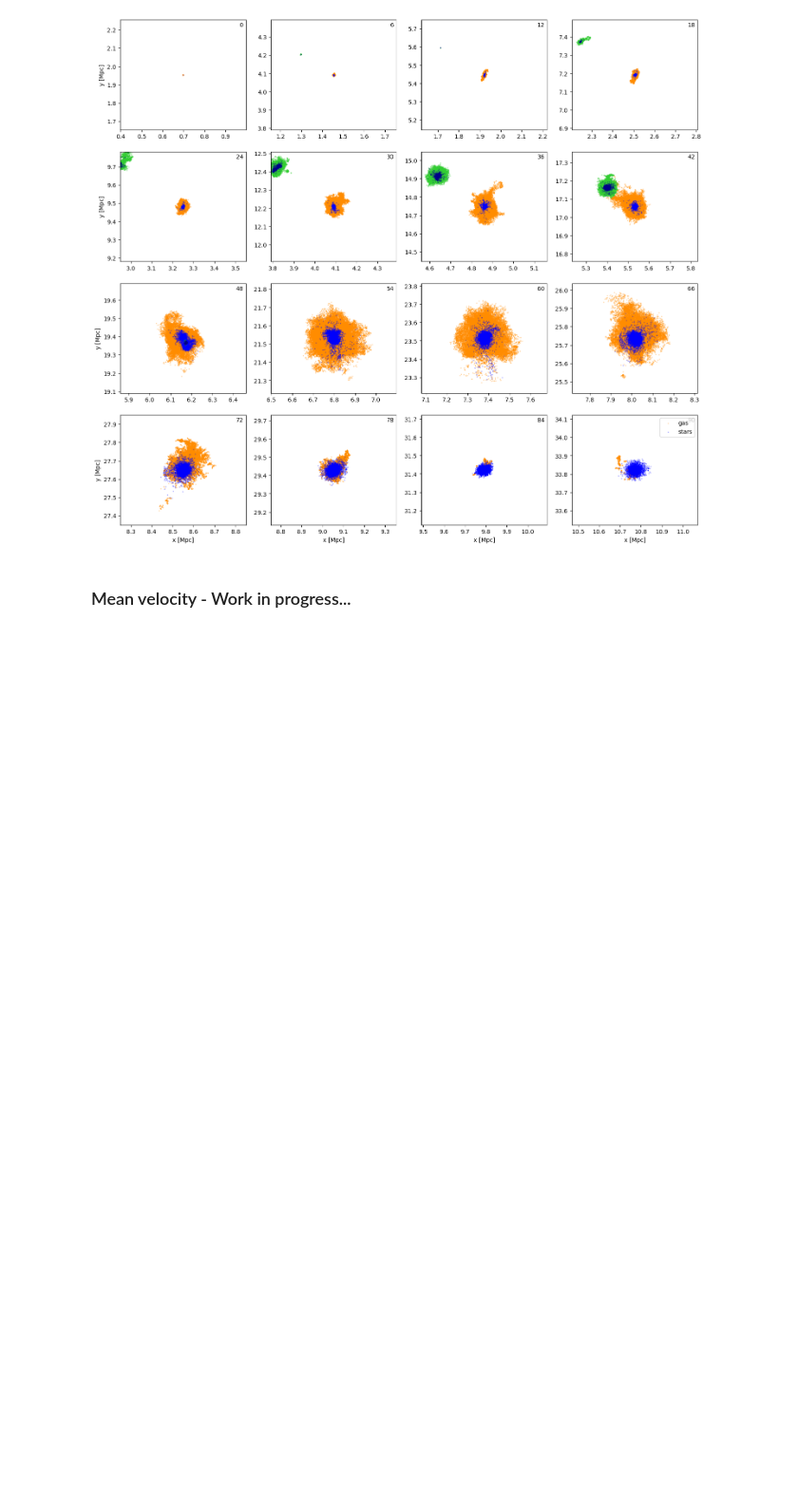
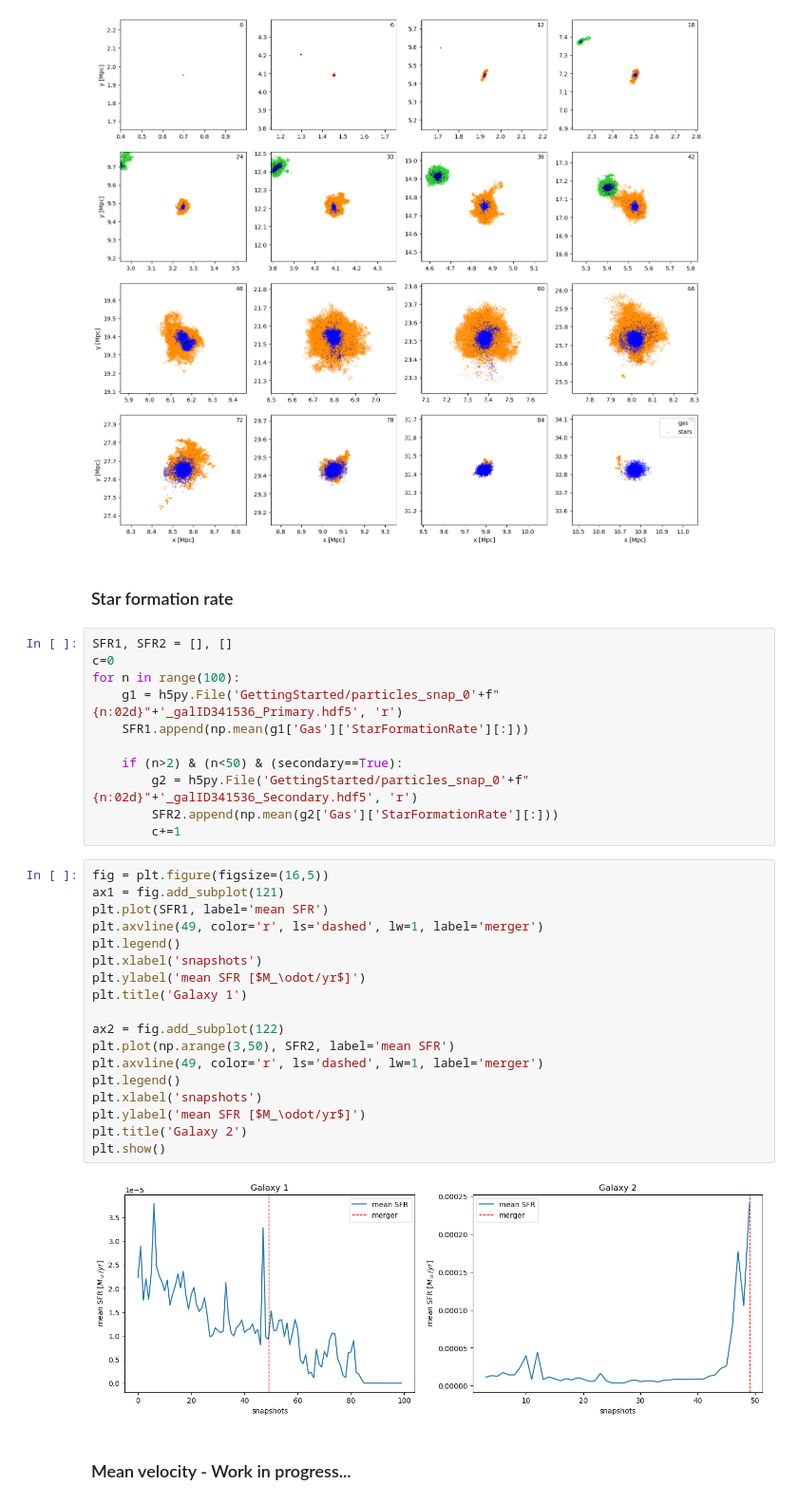
Before and after one commit to Amedeo1054/particelleeee, a Jupyter notebook: time_evolution.ipynb, the cells around one changed output. Shown at 95% size. Drawn from its saved outputs; the diff is of its cells as text; blank space fills up the shorter version.

```diff
--- a/time_evolution.ipynb
+++ b/time_evolution.ipynb
@@ -205,6 +205,39 @@ plt.legend()
 plt.show()
 # %% [output]
 [figure]
+# %% [markdown]
+### Star formation rate
+# %%
+SFR1, SFR2 = [], []
+c=0
+for n in range(100):
+    g1 = h5py.File('GettingStarted/particles_snap_0'+f"{n:02d}"+'_galID341536_Primary.hdf5', 'r')
+    SFR1.append(np.mean(g1['Gas']['StarFormationRate'][:]))
+
+    if (n>2) & (n<50) & (secondary==True):
+        g2 = h5py.File('GettingStarted/particles_snap_0'+f"{n:02d}"+'_galID341536_Secondary.hdf5', 'r')
+        SFR2.append(np.mean(g2['Gas']['StarFormationRate'][:]))
+        c+=1
+# %%
+fig = plt.figure(figsize=(16,5))
+ax1 = fig.add_subplot(121)
+plt.plot(SFR1, label='mean SFR')
+plt.axvline(49, color='r', ls='dashed', lw=1, label='merger')
+plt.legend()
+plt.xlabel('snapshots')
+plt.ylabel('mean SFR [$M_\odot/yr$]')
+plt.title('Galaxy 1')
+
+ax2 = fig.add_subplot(122)
+plt.plot(np.arange(3,50), SFR2, label='mean SFR')
+plt.axvline(49, color='r', ls='dashed', lw=1, label='merger')
+plt.legend()
+plt.xlabel('snapshots')
+plt.ylabel('mean SFR [$M_\odot/yr$]')
+plt.title('Galaxy 2')
+plt.show()
+# %% [output]
+[figure, added]
 # %% [markdown]
 ### Mean velocity - Work in progress...
 # %%
```
Also changed, not shown: 1 other file.
